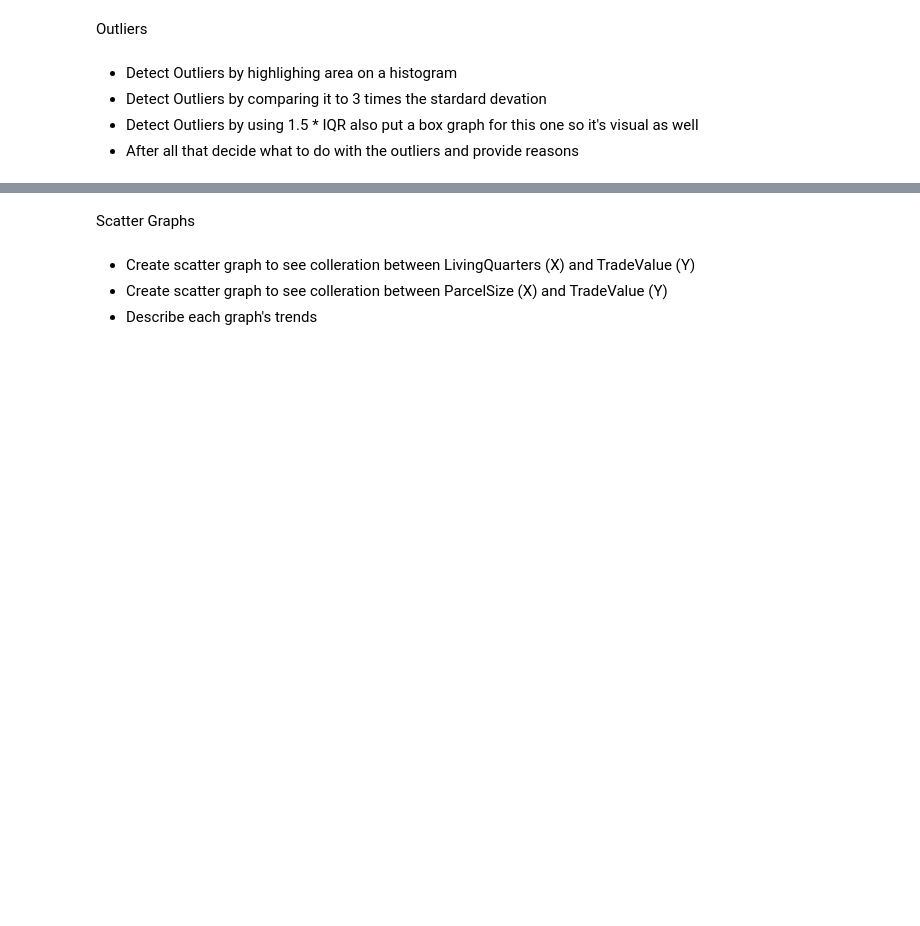
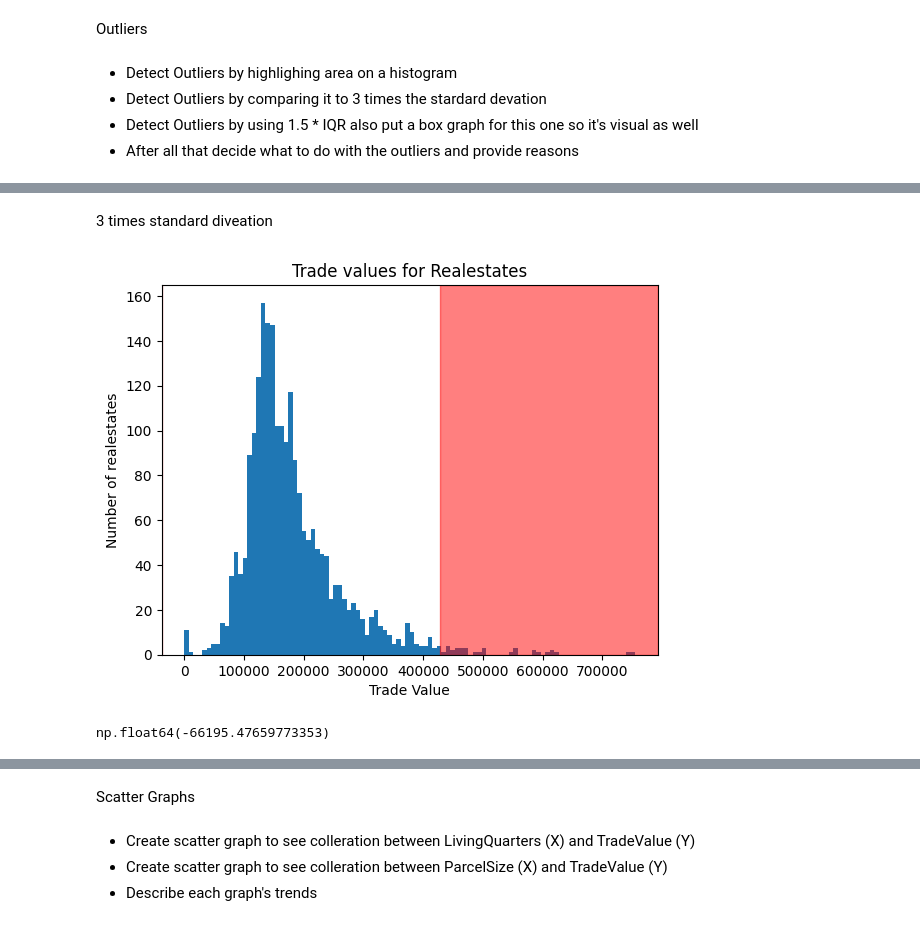
Before and after one commit to rayansamman/Slavic-Sultanate, a Jupyter notebook: src/first-iteration.ipynb, the cells around one changed output, grey strips where cells are left out. Saved outputs shown, nothing was run; the diff lists cells and outputs as text; code cells hidden in the pictures; blank space fills up the shorter version.

```diff
--- a/src/first-iteration.ipynb
+++ b/src/first-iteration.ipynb
@@ -114,0 +135,21 @@ Outliers
+# %% [markdown]
+3 times standard diveation
+# %%
+std = df['TradeValue'].std()
+mean = df['TradeValue'].mean()
+
+plt.hist(df['TradeValue'],100)
+plt.title("Trade values for Realestates")
+plt.xlabel("Trade Value")
+plt.ylabel("Number of realestates")
+
+xmin , xmax =  plt.xlim()
+# Hightlight the outliners using spotted values
+plt.axvspan(mean+3*std, xmax , color='red', alpha=0.5)
+plt.axvspan(xmin, mean -3*std, color='red', alpha=0.5)
+# Limit the graph to prevent dynamic correct of x axis
+plt.xlim(xmin,xmax)
+plt.show()
+# %% [output]
+[figure, added]
+np.float64(-66195.47659773353)
```
Also changed, not shown: parts of 7 cells of this notebook.
